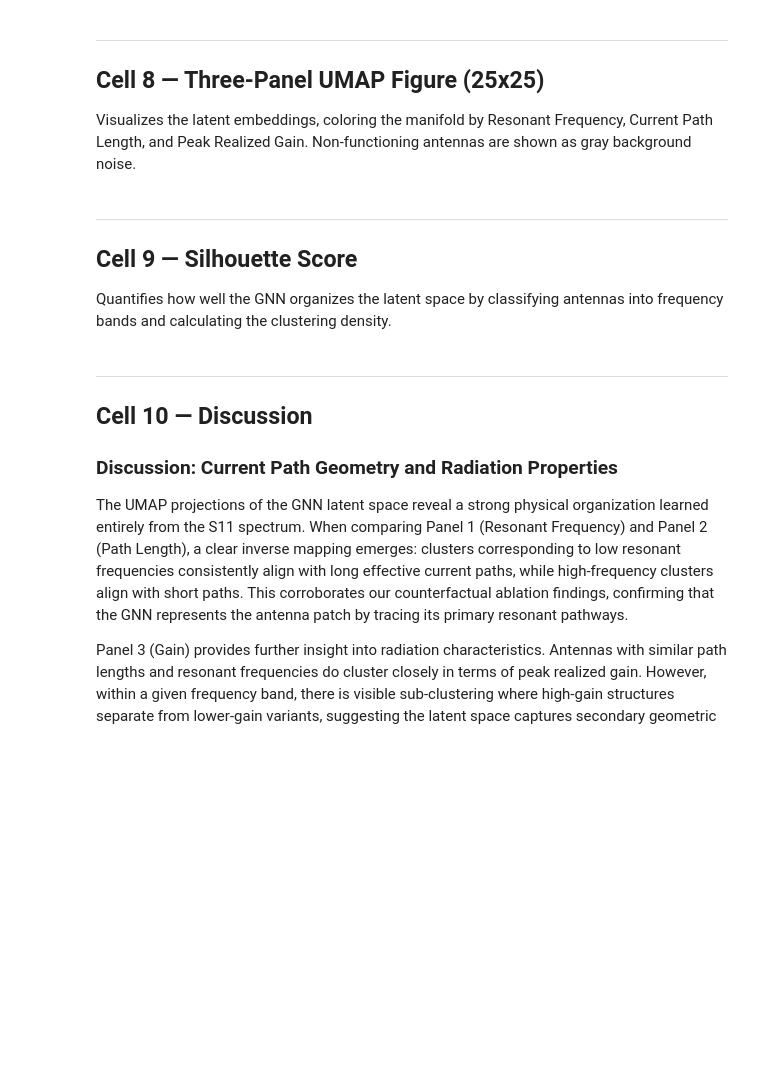
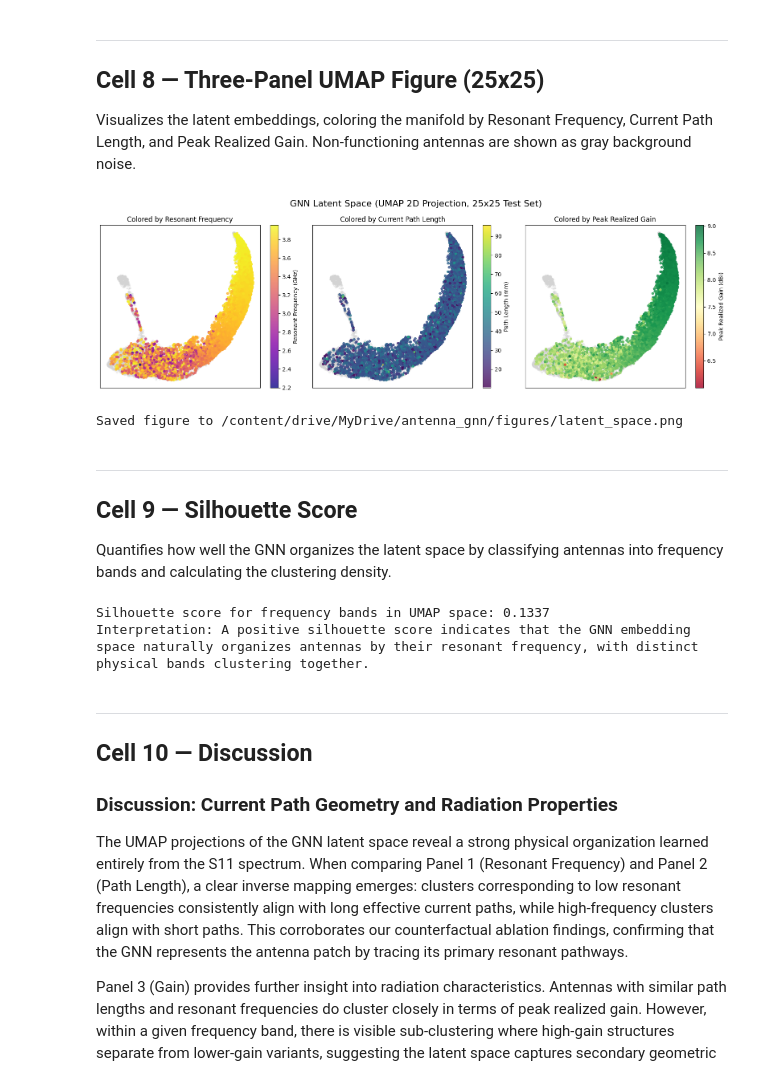
Before and after one commit to asparagusD/antenna_gnn, a Jupyter notebook: notebooks/chunk11_latent_analysis.ipynb, the cells around one changed output. Cells and saved outputs as stored; diff of their text form; code cells hidden in the pictures; blank space fills up the shorter version.

```diff
--- a/notebooks/chunk11_latent_analysis.ipynb
+++ b/notebooks/chunk11_latent_analysis.ipynb
@@ -94,7 +136,7 @@ done_marker = f'{dst_dir}/_CACHED.txt'
 os.makedirs(dst_dir, exist_ok=True)
 
 if not os.path.exists(done_marker):
-    zip_path = f'{REPO_ROOT}/data/processed/processed_{N}x{N}.zip'
+    zip_path = f'{DATA_ROOT}/data/processed/processed_{N}x{N}.zip'
     print(f"Unzipping graphs to {dst_dir}")
     with zipfile.ZipFile(zip_path, 'r') as zf:
         pt_members = [m for m in zf.namelist() if m.endswith('.pt')]
@@ -152,7 +194,7 @@ with concurrent.futures.ThreadPoolExecutor(max_workers=32) as executor:
     list(tqdm(executor.map(copy_file, test_indices_25), total=len(test_indices_25), desc="Threaded Copy"))
 
 df_path = pd.read_csv(f'{DATA_ROOT}/artifacts/path_length_data_25x25.csv')
-path_lengths = df_path['path_length_mm'].values
+path_lengths = df_path['L_max_mm'].values # Changed 'path_length_mm' to 'L_max_mm'
 path_idx = 0
 
 test_embeddings = []
@@ -189,7 +231,7 @@ for idx in tqdm(test_indices_25, desc="Extracting Test Embeddings"):
         'is_functioning': is_func,
         'res_freq_ghz': res_freq if res_freq is not None else np.nan,
         'res_gains': res_gain,
-        'path_length_mm': pl
+        'L_max_mm': pl # Changed 'path_length_mm' to 'L_max_mm' for consistency
     })
 
 test_embeddings = np.array(test_embeddings)
@@ -255,34 +308,37 @@ sc1 = axes[0].scatter(x[func_mask], y[func_mask], c=df_meta.loc[func_mask, 'res_
 cbar1 = fig.colorbar(sc1, ax=axes[0])
 cbar1.set_label('Resonant Frequency (GHz)')
 axes[0].set_title('Colored by Resonant Frequency')
 
 # Panel 2: Path Length
 axes[1].scatter(x[~func_mask], y[~func_mask], c='lightgray', s=10, alpha=0.3)
-sc2 = axes[1].scatter(x[func_mask], y[func_mask], c=df_meta.loc[func_mask, 'path_length_mm'],
+sc2 = axes[1].scatter(x[func_mask], y[func_mask], c=df_meta.loc[func_mask, 'L_max_mm'], # Changed 'path_length_mm' to 'L_max_mm'
                       cmap='viridis', s=15, alpha=0.8)
 cbar2 = fig.colorbar(sc2, ax=axes[1])
 cbar2.set_label('Path Length (mm)')
 axes[1].set_title('Colored by Current Path Length')
 
 # Panel 3: Peak Realized Gain
 axes[2].scatter(x[~func_mask], y[~func_mask], c='lightgray', s=10, alpha=0.3)
 sc3 = axes[2].scatter(x[func_mask], y[func_mask], c=df_meta.loc[func_mask, 'res_gains'],
                       cmap='RdYlGn', s=15, alpha=0.8)
 cbar3 = fig.colorbar(sc3, ax=axes[2])
 cbar3.set_label('Peak Realized Gain (dBi)')
 axes[2].set_title('Colored by Peak Realized Gain')
 
 fig.suptitle('GNN Latent Space (UMAP 2D Projection, 25x25 Test Set)', fontsize=16)
 
 for ax in axes:
     ax.set_xticks([])
     ax.set_yticks([])
 
 plt.tight_layout()
 save_path = f'{DATA_ROOT}/figures/latent_space.png'
 plt.savefig(save_path, dpi=300)
 plt.show()
 print(f"Saved figure to {save_path}")
+# %% [output]
+[figure, added]
+Saved figure to /content/drive/MyDrive/antenna_gnn/figures/latent_space.png
 # %% [markdown]
 ---
 ## Cell 9 — Silhouette Score
@@ -299,6 +355,9 @@ band_labels[(func_freqs >= 3.0) & (func_freqs <= 4.0)] = 2
 score = silhouette_score(func_x, band_labels)
 print(f'Silhouette score for frequency bands in UMAP space: {score:.4f}')
 print('Interpretation: A positive silhouette score indicates that the GNN embedding space naturally organizes antennas by their resonant frequency, with distinct physical bands clustering together.')
+# %% [output]
+Silhouette score for frequency bands in UMAP space: 0.1337
+Interpretation: A positive silhouette score indicates that the GNN embedding space naturally organizes antennas by their resonant frequency, with distinct physical bands clustering together.
 # %% [markdown]
 ---
 ## Cell 10 — Discussion
```
Also changed, not shown: parts of 11 cells of this notebook.
